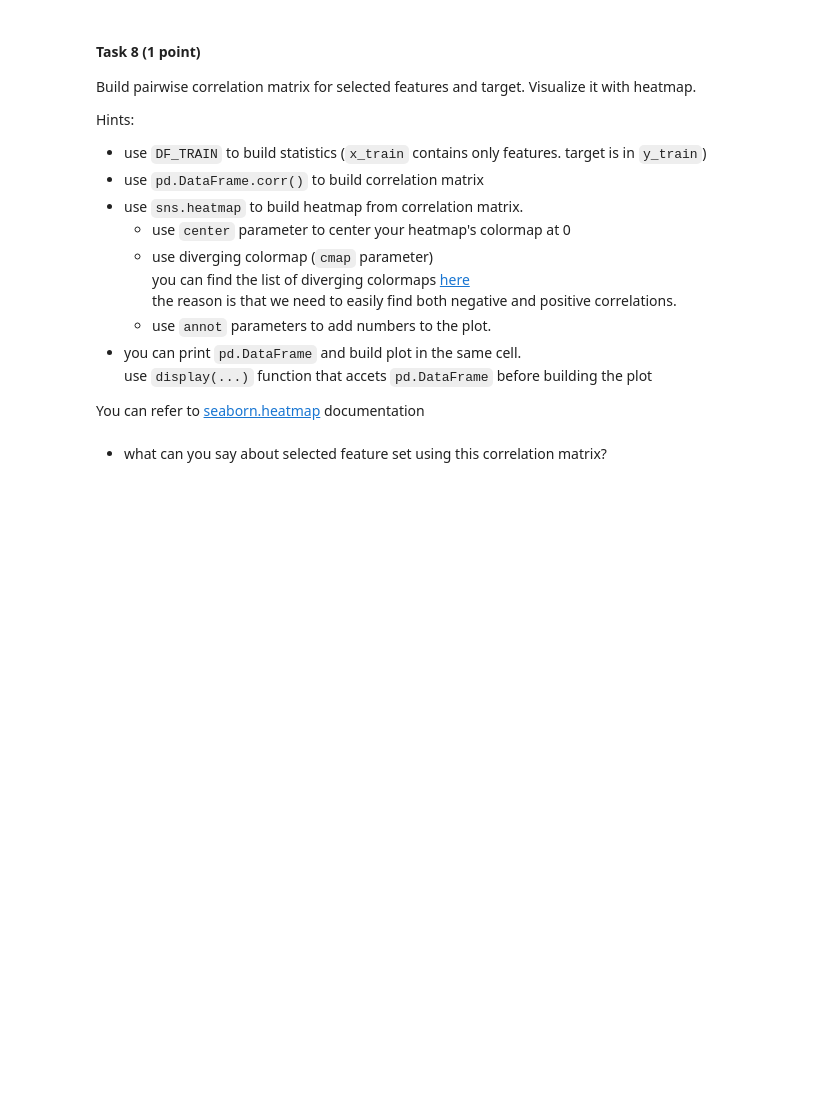
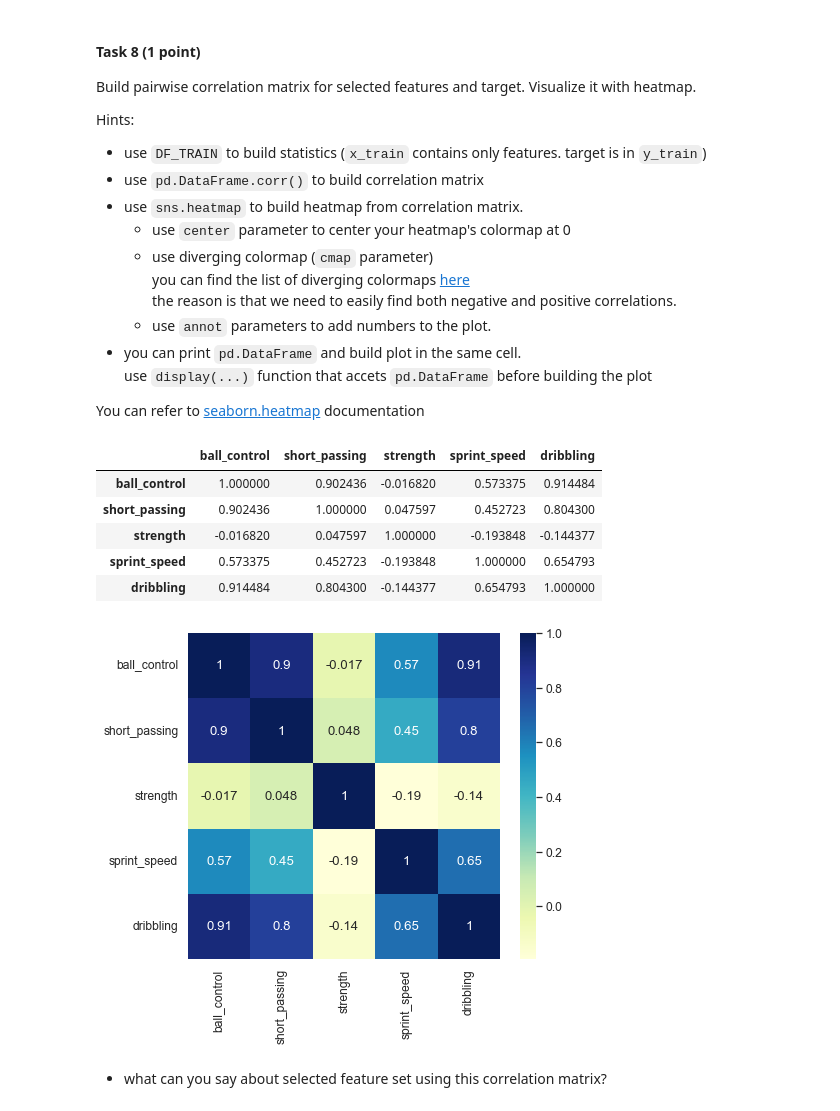
Before and after one commit to AndreiMedvedevSaratov/ml-3-linear_regression, a Jupyter notebook: linear_regression.ipynb, the cells around one changed output. Saved outputs shown, nothing was run; the diff lists cells and outputs as text; code cells hidden in the pictures; blank space fills up the shorter version.

Commit message:
seventh commit - task 8 solved )), nice graphs ))

```diff
--- a/linear_regression.ipynb
+++ b/linear_regression.ipynb
@@ -770,10 +772,17 @@ Hints:
 
 You can refer to [seaborn.heatmap](https://seaborn.pydata.org/generated/seaborn.heatmap.html) documentation
 # %%
-# # your code here
-# correlation_matrix =
-# display(correlation_matrix)
-# sns.heatmap(...);
+correlation_matrix = DF_TRAIN[cols].corr()
+display(correlation_matrix)
+sns.heatmap(correlation_matrix, annot=True, cmap="YlGnBu");
+# %% [output]
+|  | ball_control | short_passing | strength | sprint_speed | dribbling |
+| ball_control | 1.000000 | 0.902436 | -0.016820 | 0.573375 | 0.914484 |
+| short_passing | 0.902436 | 1.000000 | 0.047597 | 0.452723 | 0.804300 |
+| strength | -0.016820 | 0.047597 | 1.000000 | -0.193848 | -0.144377 |
+| sprint_speed | 0.573375 | 0.452723 | -0.193848 | 1.000000 | 0.654793 |
+| dribbling | 0.914484 | 0.804300 | -0.144377 | 0.654793 | 1.000000 |
+[figure, added]
 # %% [markdown]
 * what can you say about selected feature set using this correlation matrix?
 # %% [markdown]
```
Also changed, not shown: parts of 2 cells of this notebook.
